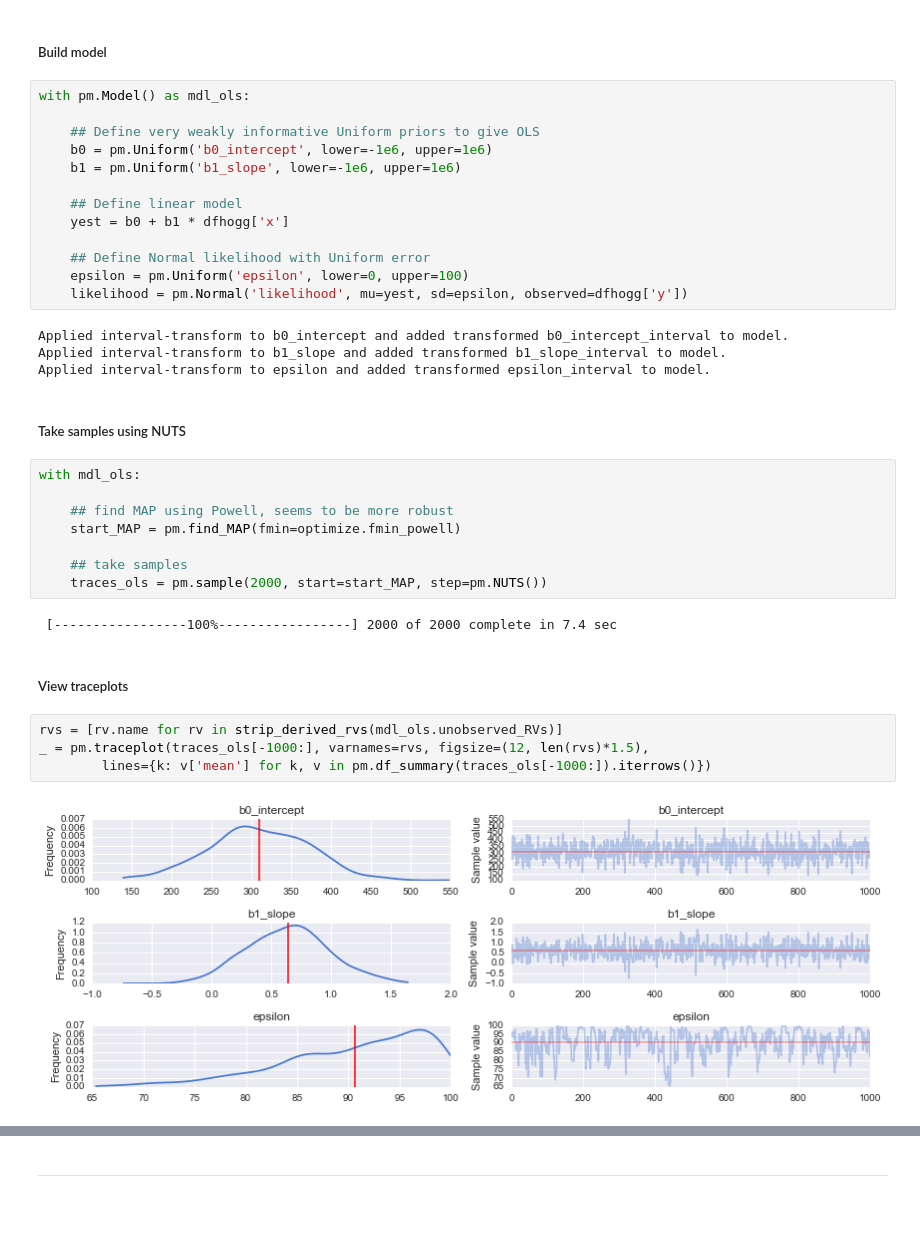
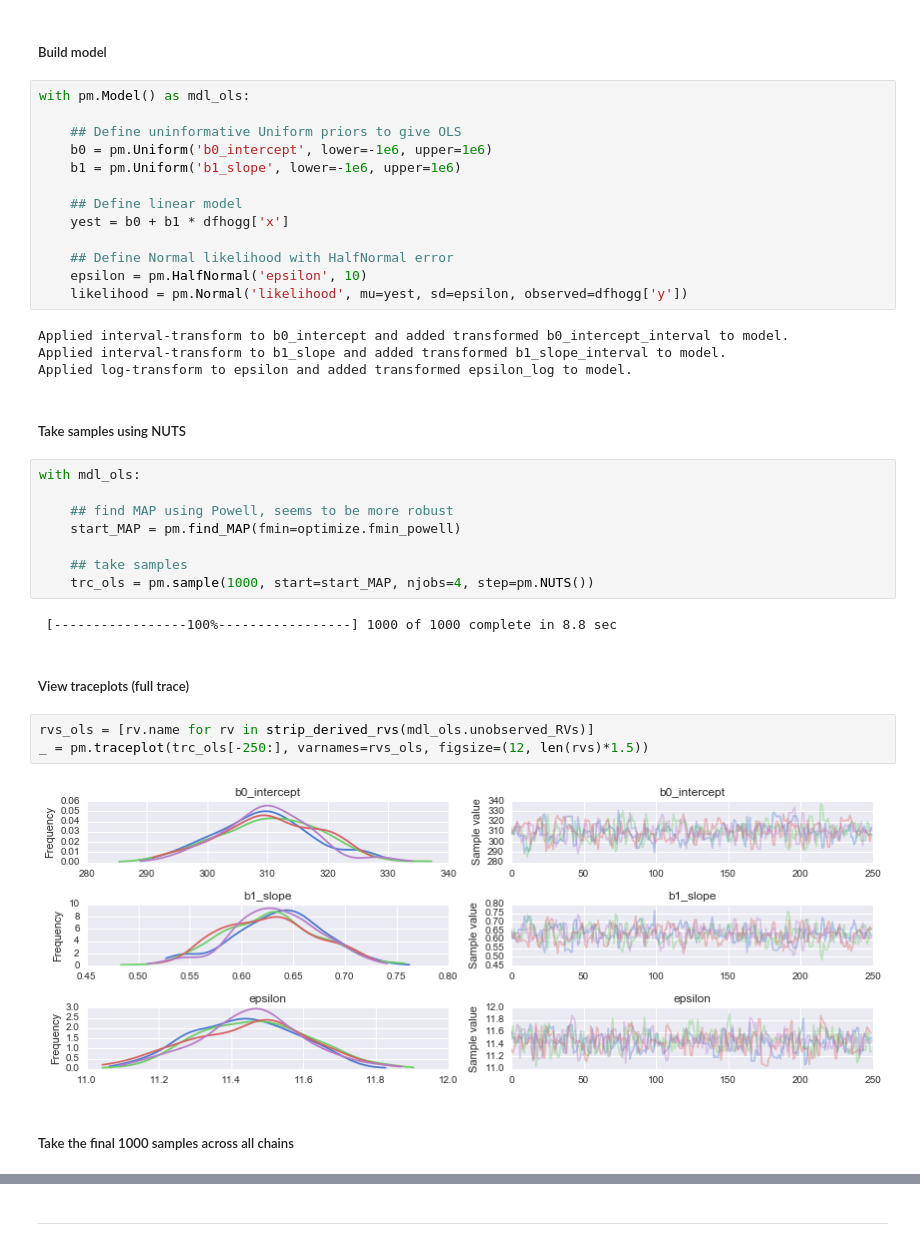
Before and after one commit to jonsedar/pymc3_vs_pystan, a Jupyter notebook: 00_BasicInstallTests.ipynb, the cells around one changed output, grey strips where cells are left out. Drawn from its saved outputs; the diff is of its cells as text; blank space fills up the shorter version.

```diff
--- a/00_BasicInstallTests.ipynb
+++ b/00_BasicInstallTests.ipynb
@@ -147,20 +147,20 @@ Warnings:
 # %%
 with pm.Model() as mdl_ols:
 
-    ## Define very weakly informative Uniform priors to give OLS
+    ## Define uninformative Uniform priors to give OLS
     b0 = pm.Uniform('b0_intercept', lower=-1e6, upper=1e6)
     b1 = pm.Uniform('b1_slope', lower=-1e6, upper=1e6)
 
     ## Define linear model
     yest = b0 + b1 * dfhogg['x']
 
-    ## Define Normal likelihood with Uniform error
-    epsilon = pm.Uniform('epsilon', lower=0, upper=100)
+    ## Define Normal likelihood with HalfNormal error
+    epsilon = pm.HalfNormal('epsilon', 10)
     likelihood = pm.Normal('likelihood', mu=yest, sd=epsilon, observed=dfhogg['y'])
 # %% [output]
 Applied interval-transform to b0_intercept and added transformed b0_intercept_interval to model.
 Applied interval-transform to b1_slope and added transformed b1_slope_interval to model.
-Applied interval-transform to epsilon and added transformed epsilon_interval to model.
+Applied log-transform to epsilon and added transformed epsilon_log to model.
 # %% [markdown]
 ##### Take samples using NUTS
 # %%
@@ -170,14 +170,15 @@ with mdl_ols:
     start_MAP = pm.find_MAP(fmin=optimize.fmin_powell)
 
     ## take samples
-    traces_ols = pm.sample(2000, start=start_MAP, step=pm.NUTS())
+    trc_ols = pm.sample(1000, start=start_MAP, njobs=4, step=pm.NUTS())
 # %% [output]
- [-----------------100%-----------------] 2000 of 2000 complete in 7.4 sec
+ [-----------------100%-----------------] 1000 of 1000 complete in 8.8 sec
 # %% [markdown]
-##### View traceplots
+##### View traceplots (full trace)
 # %%
-rvs = [rv.name for rv in strip_derived_rvs(mdl_ols.unobserved_RVs)]
-_ = pm.traceplot(traces_ols[-1000:], varnames=rvs, figsize=(12, len(rvs)*1.5),
-        lines={k: v['mean'] for k, v in pm.df_summary(traces_ols[-1000:]).iterrows()})
+rvs_ols = [rv.name for rv in strip_derived_rvs(mdl_ols.unobserved_RVs)]
+_ = pm.traceplot(trc_ols[-250:], varnames=rvs_ols, figsize=(12, len(rvs)*1.5))
 # %% [output]
-[figure, old version]
+[figure, new version]
+# %% [markdown]
+##### Take the final 1000 samples across all chains
```
Also changed, not shown: parts of 19 cells of this notebook, 3 other files.
